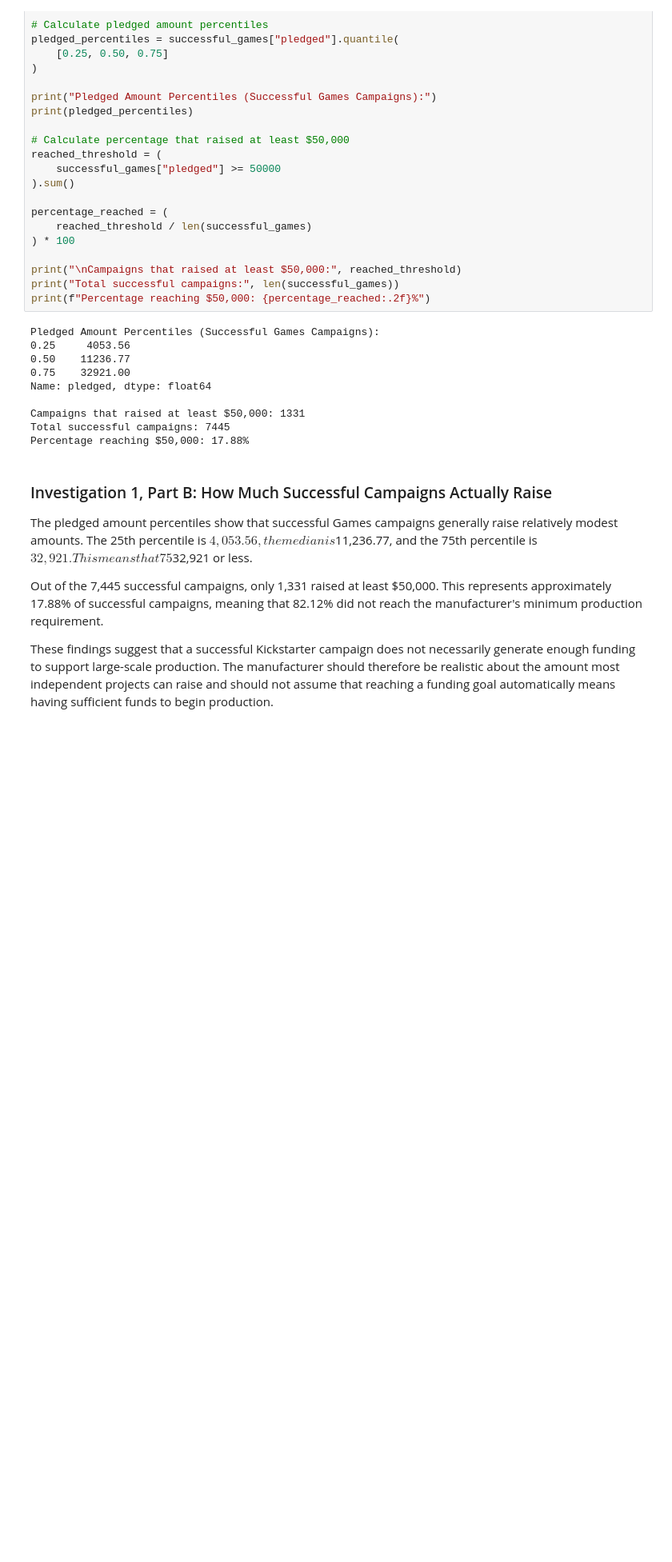
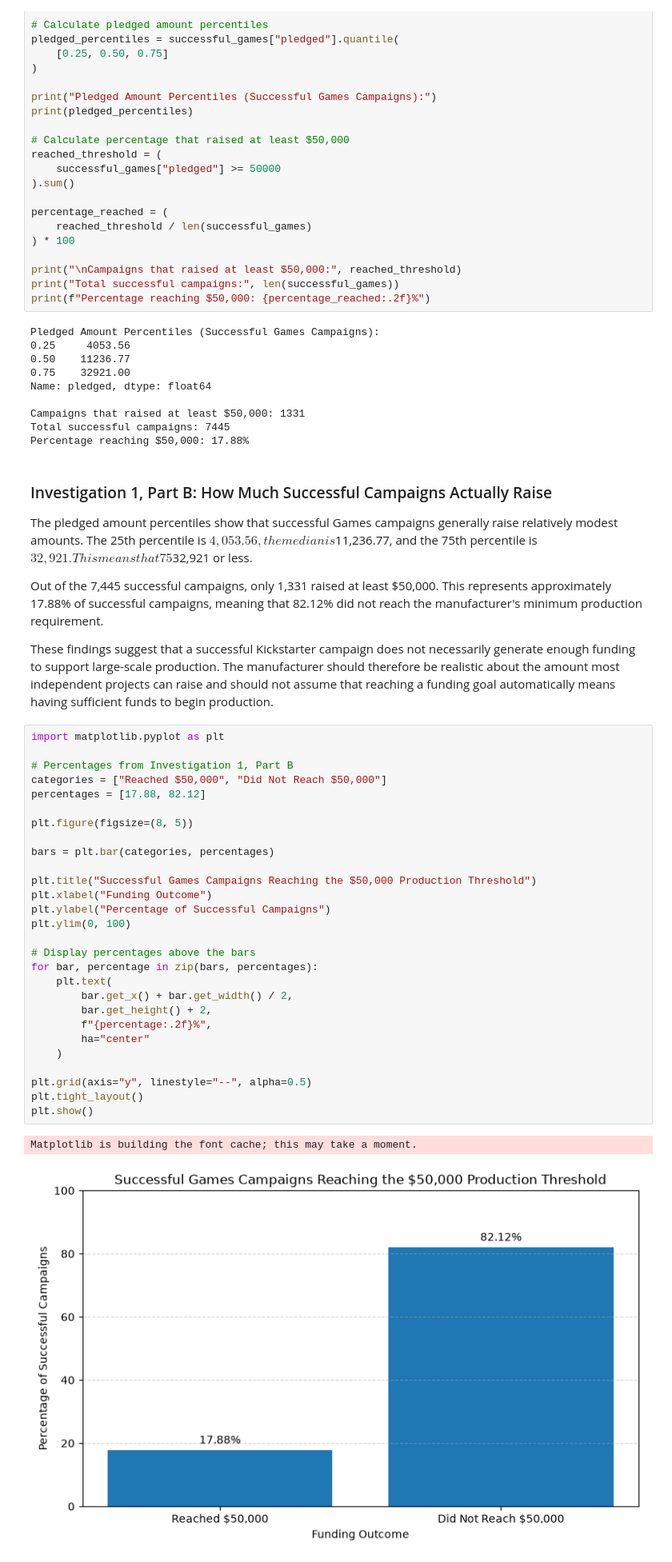
Before and after one commit to Key6767/cmpsc105-project, a Jupyter notebook: Rough Work/George/george_analysis.ipynb, the cells around one changed output. Shown at 80% size. Drawn from its saved outputs; the diff is of its cells as text; blank space fills up the shorter version.

Commit message:
added graph

```diff
--- a/Rough Work/George/george_analysis.ipynb
+++ b/Rough Work/George/george_analysis.ipynb
@@ -607,3 +607,34 @@ The pledged amount percentiles show that successful Games campaigns generally ra
 Out of the 7,445 successful campaigns, only 1,331 raised at least $50,000. This represents approximately 17.88% of successful campaigns, meaning that 82.12% did not reach the manufacturer's minimum production requirement.
 
 These findings suggest that a successful Kickstarter campaign does not necessarily generate enough funding to support large-scale production. The manufacturer should therefore be realistic about the amount most independent projects can raise and should not assume that reaching a funding goal automatically means having sufficient funds to begin production.
+# %%
+import matplotlib.pyplot as plt
+
+# Percentages from Investigation 1, Part B
+categories = ["Reached $50,000", "Did Not Reach $50,000"]
+percentages = [17.88, 82.12]
+
+plt.figure(figsize=(8, 5))
+
+bars = plt.bar(categories, percentages)
+
+plt.title("Successful Games Campaigns Reaching the $50,000 Production Threshold")
+plt.xlabel("Funding Outcome")
+plt.ylabel("Percentage of Successful Campaigns")
+plt.ylim(0, 100)
+
+# Display percentages above the bars
+for bar, percentage in zip(bars, percentages):
+    plt.text(
+        bar.get_x() + bar.get_width() / 2,
+        bar.get_height() + 2,
+        f"{percentage:.2f}%",
+        ha="center"
+    )
+
+plt.grid(axis="y", linestyle="--", alpha=0.5)
+plt.tight_layout()
+plt.show()
+# %% [output]
+Matplotlib is building the font cache; this may take a moment.
+[figure, added]
```
Also changed, not shown: parts of 1 cell of this notebook.
